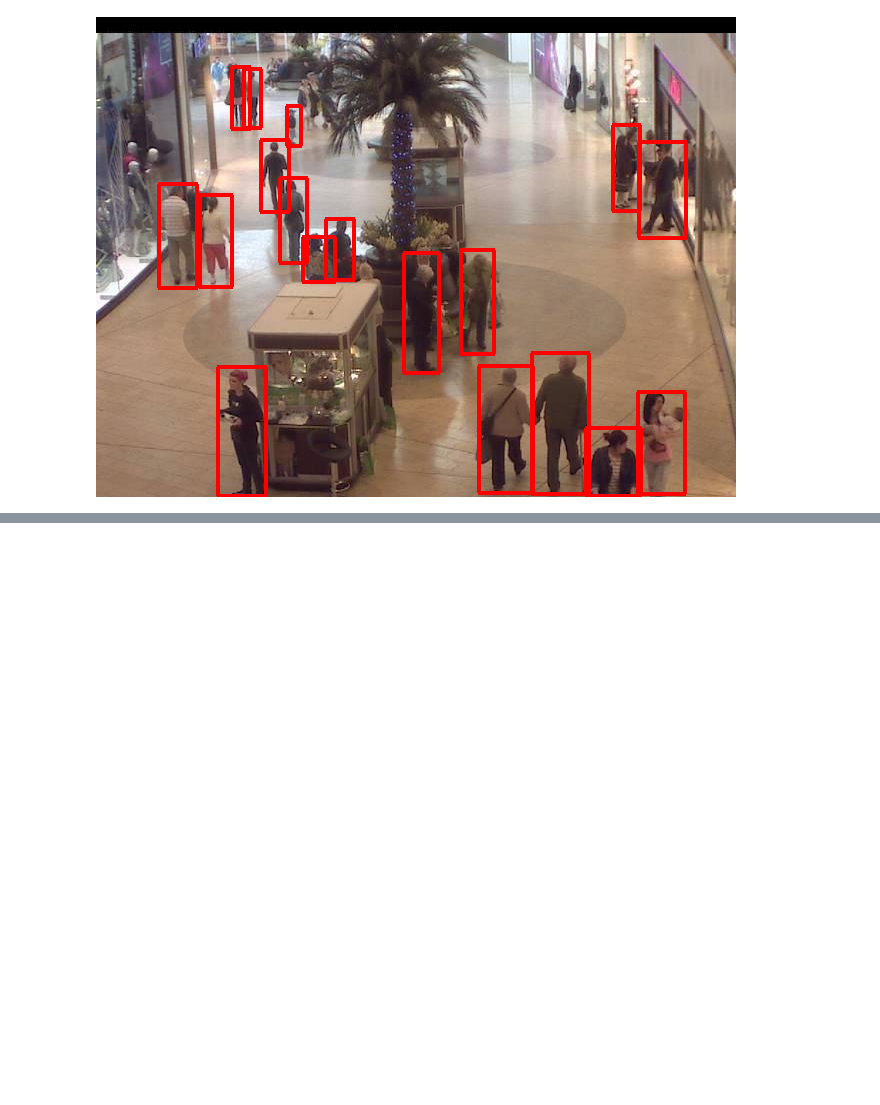
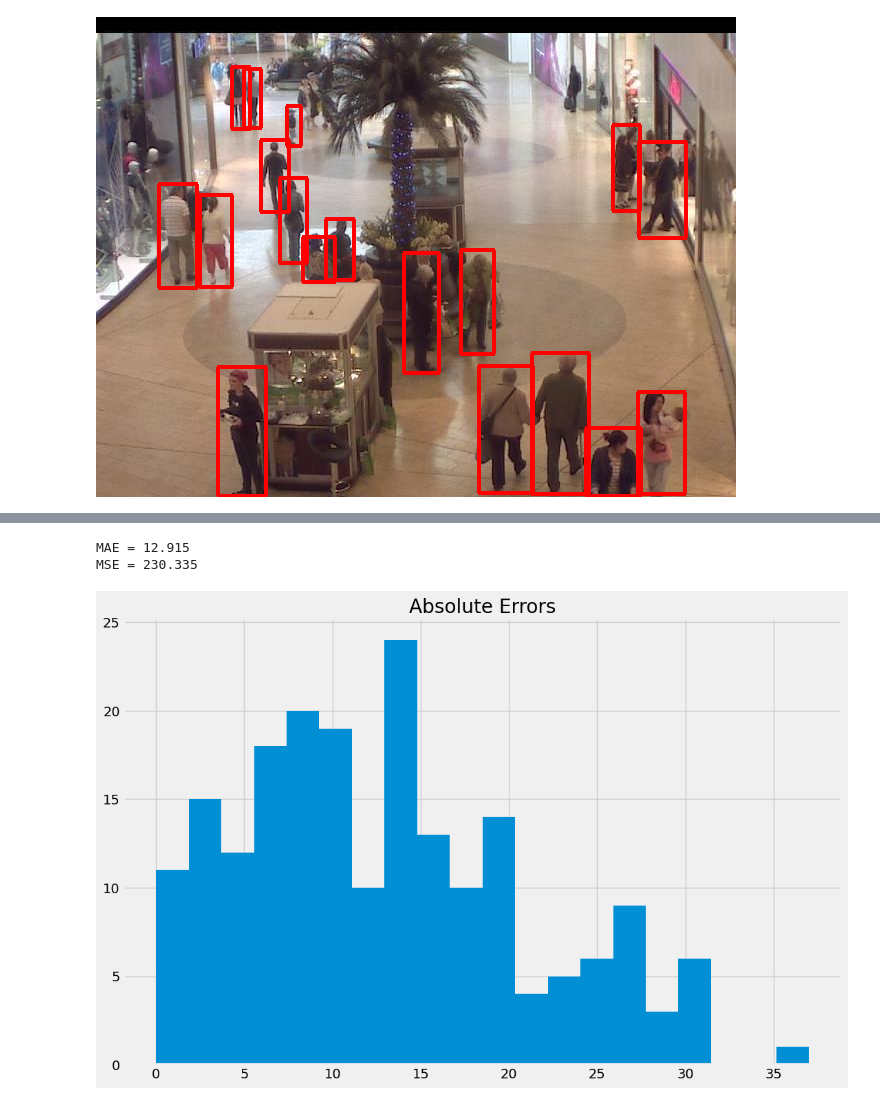
Before and after one commit to Ranadip213/Ranadip213, a Jupyter notebook: crowd.ipynb, the cells around one changed output, grey strips where cells are left out. Drawn from its saved outputs; the diff is of its cells as text; code cells hidden in the pictures; blank space fills up the shorter version.

```diff
--- a/crowd.ipynb
+++ b/crowd.ipynb
@@ -198,0 +203,12 @@ NotFoundError: {{function_node __wrapped__ReadFile_device_/job:localhost/replica
+# %%
+sample = data.sample(frac=0.1)
+start = time.perf_counter()
+objects = []
+
+with concurrent.futures.ThreadPoolExecutor() as executor:
+    results = [executor.submit(count_persons, path, detector, 0.25) for path in sample['path']]
+    for f in tqdm(concurrent.futures.as_completed(results)):
+        objects.append(f.result())
+
+finish = time.perf_counter()
+print(f'Finished in {round(finish - start, 2)} second(s).')
@@ -198,0 +219,4 @@ NotFoundError: {{function_node __wrapped__ReadFile_device_/job:localhost/replica
+# %%
+# Compare predicted values with the ground truth.
+sample['prediction'] = objects
+sample.head(10)
@@ -198,0 +235,12 @@ NotFoundError: {{function_node __wrapped__ReadFile_device_/job:localhost/replica
+# %%
+sample['mae'] = (sample['count'] - sample['prediction']).abs()
+sample['mse'] = sample['mae'] ** 2
+
+print(f'MAE = {sample["mae"].mean()}\nMSE = {sample["mse"].mean()}')
+plt.hist(sample['mae'], bins=20)
+plt.title('Absolute Errors')
+plt.show()
+# %% [output]
+MAE = 12.915
+MSE = 230.335
+[figure, added]
```
Also changed, not shown: parts of 15 cells of this notebook.
